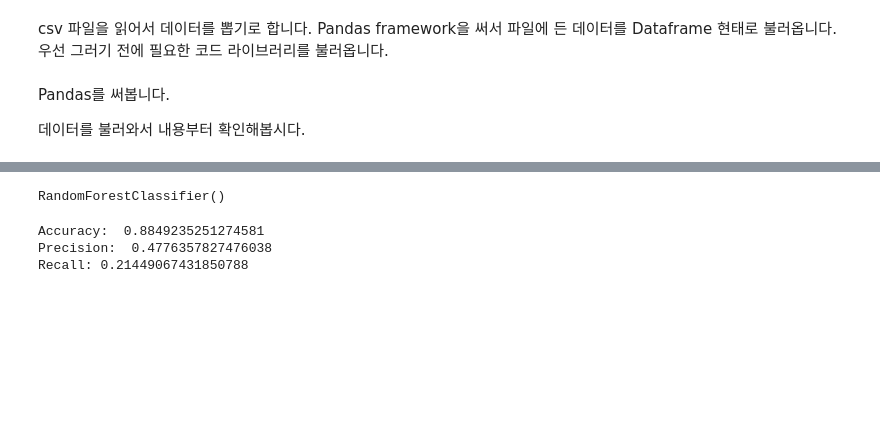
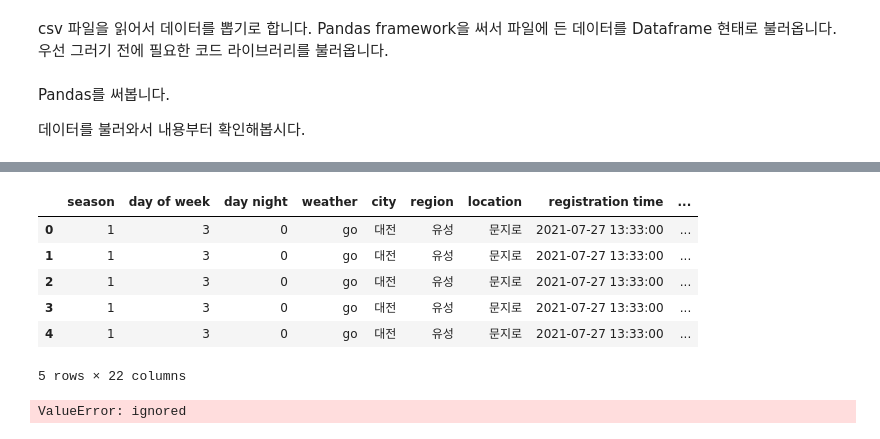
Before and after one commit to kamo1010/injury-big-data, a Jupyter notebook: Random_forest_code.ipynb, the cells around one changed output, grey strips where cells are left out. Saved outputs shown, nothing was run; the diff lists cells and outputs as text; code cells hidden in the pictures; blank space fills up the shorter version.

```diff
--- a/Random_forest_code.ipynb
+++ b/Random_forest_code.ipynb
@@ -95,3 +53,75 @@ bank_data.head()
+# %%
+def split_time(x):
+  times = x.split('/')
+  times.append(times[1][0:2])
+  times.append(times[1][2:4])
+  times[1]=times[0][2:4]
+  times[0]=times[0][0:2]
+  return pd.Series(times)
+
+bank_data = pd.read_csv("sample_data/labels (1).csv", sep=";")
+bank_data.head(5)
+
+#step 0
+bank_data.rename(columns = {'년도':'year', '월':'month', '일':'day'}, inplace = True)
+bank_data.rename(columns = {'날':'day of week', '주야간':'day night', '기상조건':'weather'}, inplace = True)
+bank_data.rename(columns = {'도시':'city', '지역':'region', '사무실':'location'}, inplace = True)
+bank_data.rename(columns = {'급':'position', '증상':'wound', '환자유형':'patient type'}, inplace = True)
+bank_data.rename(columns = {'환자 인수지역':'patient acceptance area', '환자 후송지':'patient transfer area'}, inplace = True)
+bank_data.rename(columns = {'후송지 도착 시간':'time of arrival at transfer area'}, inplace = True)
+
+# step 1
+bank_data = bank_data.drop(columns=["연번"])
+bank_data.insert(0, "date", pd.to_datetime(bank_data[["year", "month", "day"]]))
+
+#step 2
+bank_data.insert(1, "season", bank_data['month'].map({1:3, 2:3, 3:0, 4:0, 5:0, 6:1, 7:1, 8:1, 9:2, 10:2, 11:2, 12:3}))
+bank_data['day of week'] = bank_data['day of week'].map({'월':0, '화':1, '수':2, '목':3, '금':4, '토':5, '일':6})
+bank_data['day night'] = bank_data['day night'].map({'주':0, '야':1})
+
+#step 6
+bank_data[["registration hour", "registration minute", "takeoff hour", "takeoff minute"]]= bank_data.apply(lambda x: split_time(x['접수시간/이륙시간']), axis=1)
+bank_data.insert(11, "registration time", pd.to_datetime(pd.DataFrame({'year': bank_data["year"], 'month': bank_data["month"], 'day': bank_data["day"], 'hour': bank_data["registration hour"], 'minute': bank_data["registration minute"]})).astype(str))
+bank_data.insert(12, "hospital takeoff time", pd.to_datetime(pd.DataFrame({'year': bank_data["year"], 'month': bank_data["month"], 'day': bank_data["day"], 'hour': bank_data["takeoff hour"], 'minute': bank_data["takeoff minute"]})).astype(str))
+bank_data = bank_data.drop(columns=['registration hour']).drop(columns=['registration minute']).drop(columns=['접수시간/이륙시간'])
+
+bank_data[["arrival hour", "arrival minute", "takeoff hour", "takeoff minute"]]= bank_data.apply(lambda x: split_time(x['도착시간/이륙시간']), axis=1)
+bank_data.insert(13, "location arrival time", pd.to_datetime(pd.DataFrame({'year': bank_data["year"], 'month': bank_data["month"], 'day': bank_data["day"], 'hour': bank_data["arrival hour"], 'minute': bank_data["arrival minute"]})).astype(str))
+bank_data.insert(14, "patient takeoff time", pd.to_datetime(pd.DataFrame({'year': bank_data["year"], 'month': bank_data["month"], 'day': bank_data["day"], 'hour': bank_data["takeoff hour"], 'minute': bank_data["takeoff minute"]})).astype(str))
+bank_data = bank_data.drop(columns=['takeoff hour']).drop(columns=['takeoff minute']).drop(columns=['도착시간/이륙시간'])
+
+bank_data[["departure hour", "departure minute", "arrival hour", "arrival minute"]]= bank_data.apply(lambda x: split_time(x['복귀 이륙/복귀도착']), axis=1)
+bank_data.insert(15, "recovery departure time", pd.to_datetime(pd.DataFrame({'year': bank_data["year"], 'month': bank_data["month"], 'day': bank_data["day"], 'hour': bank_data["departure hour"], 'minute': bank_data["departure minute"]})).astype(str))
+bank_data.insert(16, "recovery arrival time", pd.to_datetime(pd.DataFrame({'year': bank_data["year"], 'month': bank_data["month"], 'day': bank_data["day"], 'hour': bank_data["arrival hour"], 'minute': bank_data["arrival minute"]})).astype(str))
+bank_data = bank_data.drop(columns=['departure hour']).drop(columns=['departure minute']).drop(columns=['arrival hour']).drop(columns=['arrival minute']).drop(columns=['복귀 이륙/복귀도착'])
+
+bank_data[["arrival hour", "arrival minute"]]= pd.Series([bank_data['time of arrival at transfer area']//100, bank_data['time of arrival at transfer area']%100])
+bank_data["time of arrival at transfer area"] = pd.to_datetime(pd.DataFrame({'year': bank_data["year"], 'month': bank_data["month"], 'day': bank_data["day"], 'hour': bank_data["arrival hour"], 'minute': bank_data["arrival minute"]})).astype(str)
+bank_data = bank_data.drop(columns=['arrival hour']).drop(columns=['arrival minute'])
+bank_data = bank_data.drop(columns=['year', 'month', 'day', 'date'])
+
+#step 7
+bank_data.rename(columns = {'출동~병원':'waiting delay'}, inplace = True)
+bank_data["waiting delay"]= (pd.to_datetime(bank_data["time of arrival at transfer area"])-pd.to_datetime(bank_data["registration time"])).astype(str)
+bank_data.insert(21, "transfer delay", (pd.to_datetime(bank_data["time of arrival at transfer area"])-pd.to_datetime(bank_data["patient takeoff time"])).astype(str))
+
+#step 8
+bank_data.rename(columns = {'후송결과': 'y'}, inplace = True)
+
+
+bank_data.head()
+
+#bank_data['default'] = bank_data['default'].map({'no':0, 'yes':1, 'unknown':0})
+#bank_data['y'] = bank_data['y'].map({'no':0, 'yes':1})
+#bank_data.head(10)
+# %% [output]
+|  | season | day of week | day night | weather | city | region | location | registration time | ... |
+| 0 | 1 | 3 | 0 | go | 대전 | 유성 | 문지로 | 2021-07-27 13:33:00 | ... |
+| 1 | 1 | 3 | 0 | go | 대전 | 유성 | 문지로 | 2021-07-27 13:33:00 | ... |
+| 2 | 1 | 3 | 0 | go | 대전 | 유성 | 문지로 | 2021-07-27 13:33:00 | ... |
+| 3 | 1 | 3 | 0 | go | 대전 | 유성 | 문지로 | 2021-07-27 13:33:00 | ... |
+| 4 | 1 | 3 | 0 | go | 대전 | 유성 | 문지로 | 2021-07-27 13:33:00 | ... |
+5 rows × 22 columns
 # %%
 # Split the data into features (X) and target (y)
 X = bank_data.drop('y', axis=1)
@@ -103,7 +133,7 @@ X_train, X_test, y_train, y_test = train_test_split(X, y, test_size=0.3)
 rf = RandomForestClassifier()
 rf.fit(X_train, y_train)
 # %% [output]
-RandomForestClassifier()
+ValueError: ignored
 # %%
 y_pred = rf.predict(X_test)
 
@@ -114,10 +144,6 @@ recall = recall_score(y_test, y_pred)
 print("Accuracy: ", accuracy)
 print("Precision: ", precision)
 print("Recall:", recall)
-# %% [output]
-Accuracy:  0.8849235251274581
-Precision:  0.4776357827476038
-Recall: 0.21449067431850788
 # %%
 print("Forest population: ", len(rf.estimators_))
 
```
Also changed, not shown: parts of 11 cells of this notebook.
